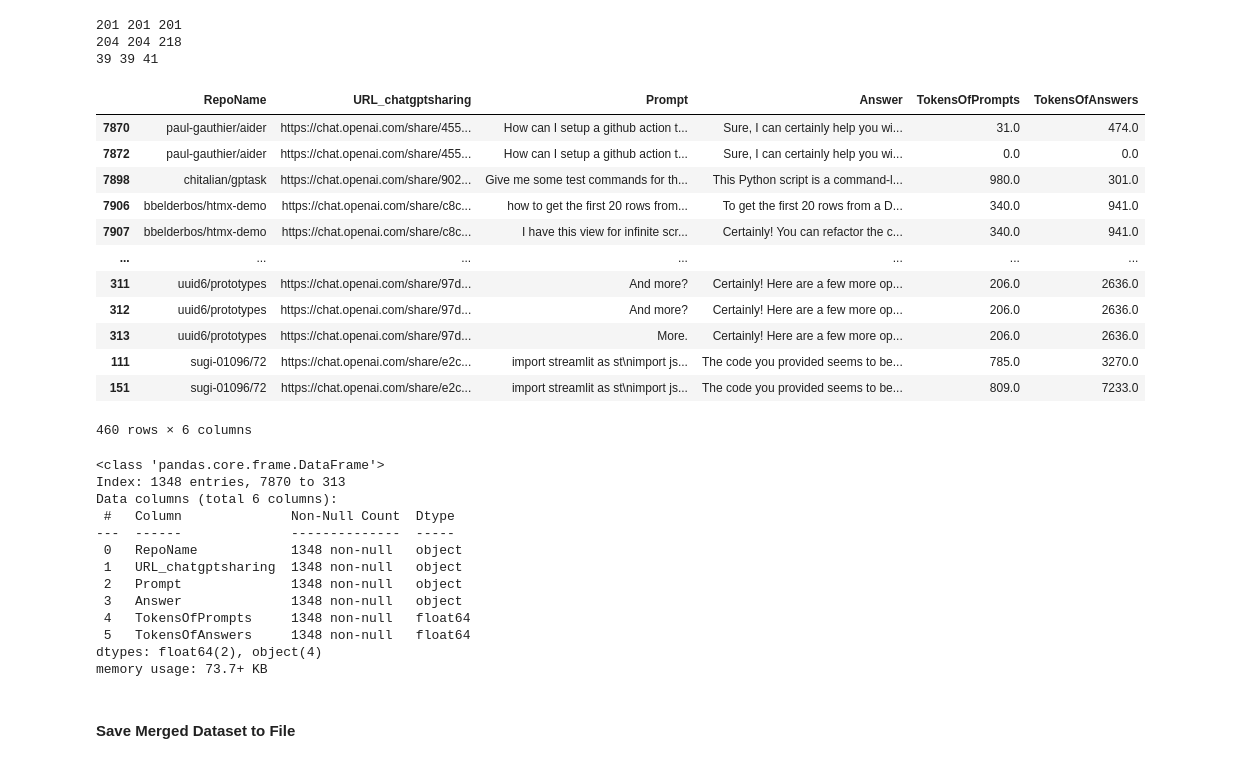
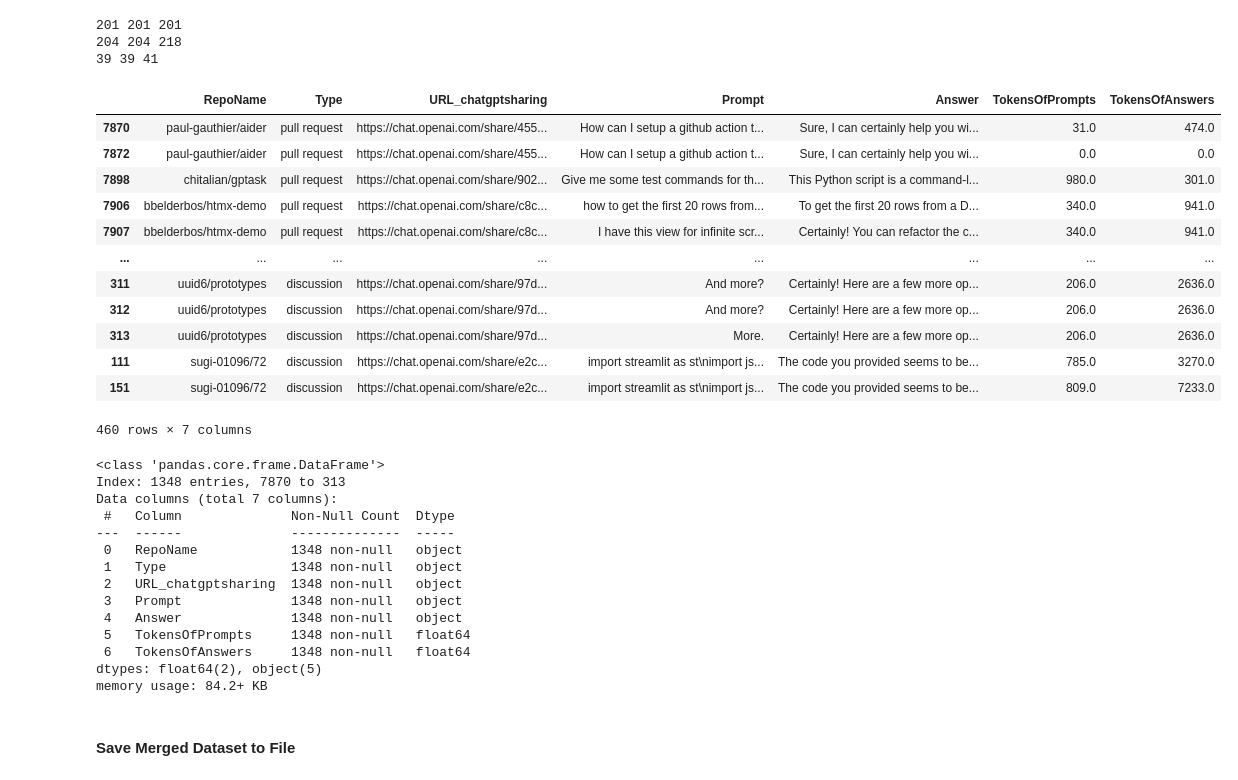
Before and after one commit to TenTen-Teng/MSR2024MiningChallenge, a Jupyter notebook: data_preprocessing.ipynb, the cells around one changed output. Saved outputs shown, nothing was run; the diff lists cells and outputs as text; code cells hidden in the pictures.

Commit message:
update pull request

```diff
--- a/data_preprocessing.ipynb
+++ b/data_preprocessing.ipynb
@@ -383,57 +383,57 @@ print(len(df_pr), len(df_issue), len(df_discussion))
 # Unnest prompt and answer
 df_pr2 = df_pr[
     [
-        "RepoName", "URL_chatgptsharing", "Prompt", "Answer", "TokensOfPrompts", "TokensOfAnswers"
+        "RepoName", "Type", "URL_chatgptsharing", "Prompt", "Answer", "TokensOfPrompts", "TokensOfAnswers"
         ]
     ].drop_duplicates()
 df_pr3 = df_pr[
     [
-        "RepoName", "URL_chatgptsharing_x", "Prompt", "Answer", "TokensOfPrompts", "TokensOfAnswers"
+        "RepoName", "Type", "URL_chatgptsharing_x", "Prompt", "Answer", "TokensOfPrompts", "TokensOfAnswers"
         ]
     ].drop_duplicates()
 df_pr3.rename(columns={"URL_chatgptsharing_x": "URL_chatgptsharing"}, inplace=True)
 
 df_pr4 = df_pr[
     [
-        "RepoName", "URL_chatgptsharing_y", "Prompt", "Answer", "TokensOfPrompts", "TokensOfAnswers"
+        "RepoName", "Type", "URL_chatgptsharing_y", "Prompt", "Answer", "TokensOfPrompts", "TokensOfAnswers"
         ]
     ].drop_duplicates()
 df_pr4.rename(columns={"URL_chatgptsharing_y": "URL_chatgptsharing"}, inplace=True)
 
 df_issue2 = df_issue[
     [
-        "RepoName", "URL_chatgptsharing", "Prompt", "Answer", "TokensOfPrompts", "TokensOfAnswers"
+        "RepoName", "Type", "URL_chatgptsharing", "Prompt", "Answer", "TokensOfPrompts", "TokensOfAnswers"
         ]
     ].drop_duplicates()
 df_issue3 = df_issue[
     [
-        "RepoName", "URL_chatgptsharing_x", "Prompt", "Answer", "TokensOfPrompts", "TokensOfAnswers"
+        "RepoName", "Type", "URL_chatgptsharing_x", "Prompt", "Answer", "TokensOfPrompts", "TokensOfAnswers"
         ]
     ].drop_duplicates()
 df_issue3.rename(columns={"URL_chatgptsharing_x": "URL_chatgptsharing"}, inplace=True)
 
 df_issue4 = df_issue[
     [
-        "RepoName", "URL_chatgptsharing_y", "Prompt", "Answer", "TokensOfPrompts", "TokensOfAnswers"
+        "RepoName", "Type", "URL_chatgptsharing_y", "Prompt", "Answer", "TokensOfPrompts", "TokensOfAnswers"
         ]
     ].drop_duplicates()
 df_issue4.rename(columns={"URL_chatgptsharing_y": "URL_chatgptsharing"}, inplace=True)
 
 df_discussion2 = df_discussion[
     [
-        "RepoName", "URL_chatgptsharing", "Prompt", "Answer", "TokensOfPrompts", "TokensOfAnswers"
+        "RepoName", "Type", "URL_chatgptsharing", "Prompt", "Answer", "TokensOfPrompts", "TokensOfAnswers"
         ]
     ].drop_duplicates()
 df_discussion3 = df_discussion[
     [
-        "RepoName", "URL_chatgptsharing_x", "Prompt", "Answer", "TokensOfPrompts", "TokensOfAnswers"
+        "RepoName", "Type", "URL_chatgptsharing_x", "Prompt", "Answer", "TokensOfPrompts", "TokensOfAnswers"
         ]
     ].drop_duplicates()
 df_discussion3.rename(columns={"URL_chatgptsharing_x": "URL_chatgptsharing"}, inplace=True)
 
 df_discussion4 = df_discussion[
     [
-        "RepoName", "URL_chatgptsharing_y", "Prompt", "Answer", "TokensOfPrompts", "TokensOfAnswers"
+        "RepoName", "Type", "URL_chatgptsharing_y", "Prompt", "Answer", "TokensOfPrompts", "TokensOfAnswers"
         ]
     ].drop_duplicates()
 df_discussion4.rename(columns={"URL_chatgptsharing_y": "URL_chatgptsharing"}, inplace=True)
@@ -449,42 +449,44 @@ print(len(df_discussion2), len(df_discussion3), len(df_discussion4))
 # %%
 # Concatenate final dataset.
 df = pd.concat(
     [
         df_pr2, df_pr3, df_pr4, df_issue2, df_issue3, df_issue4, df_discussion2,
         df_discussion3, df_discussion4
         ]
     )
+df.reset_index(drop=True)
 df.drop_duplicates()
 # %% [output]
-|  | RepoName | URL_chatgptsharing | Prompt | Answer | TokensOfPrompts | TokensOfAnswers |
-| 7870 | paul-gauthier/aider | https://chat.openai.com/share/455... | How can I setup a github action t... | Sure, I can certainly help you wi... | 31.0 | 474.0 |
-| 7872 | paul-gauthier/aider | https://chat.openai.com/share/455... | How can I setup a github action t... | Sure, I can certainly help you wi... | 0.0 | 0.0 |
-| 7898 | chitalian/gptask | https://chat.openai.com/share/902... | Give me some test commands for th... | This Python script is a command-l... | 980.0 | 301.0 |
-| 7906 | bbelderbos/htmx-demo | https://chat.openai.com/share/c8c... | how to get the first 20 rows from... | To get the first 20 rows from a D... | 340.0 | 941.0 |
-| 7907 | bbelderbos/htmx-demo | https://chat.openai.com/share/c8c... | I have this view for infinite scr... | Certainly! You can refactor the c... | 340.0 | 941.0 |
-| ... | ... | ... | ... | ... | ... | ... |
-| 311 | uuid6/prototypes | https://chat.openai.com/share/97d... | And more? | Certainly! Here are a few more op... | 206.0 | 2636.0 |
-| 312 | uuid6/prototypes | https://chat.openai.com/share/97d... | And more? | Certainly! Here are a few more op... | 206.0 | 2636.0 |
-| 313 | uuid6/prototypes | https://chat.openai.com/share/97d... | More. | Certainly! Here are a few more op... | 206.0 | 2636.0 |
-| 111 | sugi-01096/72 | https://chat.openai.com/share/e2c... | import streamlit as st\nimport js... | The code you provided seems to be... | 785.0 | 3270.0 |
-| 151 | sugi-01096/72 | https://chat.openai.com/share/e2c... | import streamlit as st\nimport js... | The code you provided seems to be... | 809.0 | 7233.0 |
+|  | RepoName | Type | URL_chatgptsharing | Prompt | Answer | TokensOfPrompts | TokensOfAnswers |
+| 7870 | paul-gauthier/aider | pull request | https://chat.openai.com/share/455... | How can I setup a github action t... | Sure, I can certainly help you wi... | 31.0 | 474.0 |
+| 7872 | paul-gauthier/aider | pull request | https://chat.openai.com/share/455... | How can I setup a github action t... | Sure, I can certainly help you wi... | 0.0 | 0.0 |
+| 7898 | chitalian/gptask | pull request | https://chat.openai.com/share/902... | Give me some test commands for th... | This Python script is a command-l... | 980.0 | 301.0 |
+| 7906 | bbelderbos/htmx-demo | pull request | https://chat.openai.com/share/c8c... | how to get the first 20 rows from... | To get the first 20 rows from a D... | 340.0 | 941.0 |
+| 7907 | bbelderbos/htmx-demo | pull request | https://chat.openai.com/share/c8c... | I have this view for infinite scr... | Certainly! You can refactor the c... | 340.0 | 941.0 |
+| ... | ... | ... | ... | ... | ... | ... | ... |
+| 311 | uuid6/prototypes | discussion | https://chat.openai.com/share/97d... | And more? | Certainly! Here are a few more op... | 206.0 | 2636.0 |
+| 312 | uuid6/prototypes | discussion | https://chat.openai.com/share/97d... | And more? | Certainly! Here are a few more op... | 206.0 | 2636.0 |
+| 313 | uuid6/prototypes | discussion | https://chat.openai.com/share/97d... | More. | Certainly! Here are a few more op... | 206.0 | 2636.0 |
+| 111 | sugi-01096/72 | discussion | https://chat.openai.com/share/e2c... | import streamlit as st\nimport js... | The code you provided seems to be... | 785.0 | 3270.0 |
+| 151 | sugi-01096/72 | discussion | https://chat.openai.com/share/e2c... | import streamlit as st\nimport js... | The code you provided seems to be... | 809.0 | 7233.0 |
-460 rows × 6 columns
+460 rows × 7 columns
 # %%
 df.info()
 # %% [output]
 <class 'pandas.core.frame.DataFrame'>
 Index: 1348 entries, 7870 to 313
-Data columns (total 6 columns):
+Data columns (total 7 columns):
  #   Column              Non-Null Count  Dtype
 ---  ------              --------------  -----
  0   RepoName            1348 non-null   object
- 1   URL_chatgptsharing  1348 non-null   object
- 2   Prompt              1348 non-null   object
- 3   Answer              1348 non-null   object
- 4   TokensOfPrompts     1348 non-null   float64
- 5   TokensOfAnswers     1348 non-null   float64
-dtypes: float64(2), object(4)
-memory usage: 73.7+ KB
+ 1   Type                1348 non-null   object
+ 2   URL_chatgptsharing  1348 non-null   object
+ 3   Prompt              1348 non-null   object
+ 4   Answer              1348 non-null   object
+ 5   TokensOfPrompts     1348 non-null   float64
+ 6   TokensOfAnswers     1348 non-null   float64
+dtypes: float64(2), object(5)
+memory usage: 84.2+ KB
 # %% [markdown]
 #### Save Merged Dataset to File
 # %%
```
Also changed, not shown: 12 other files.
